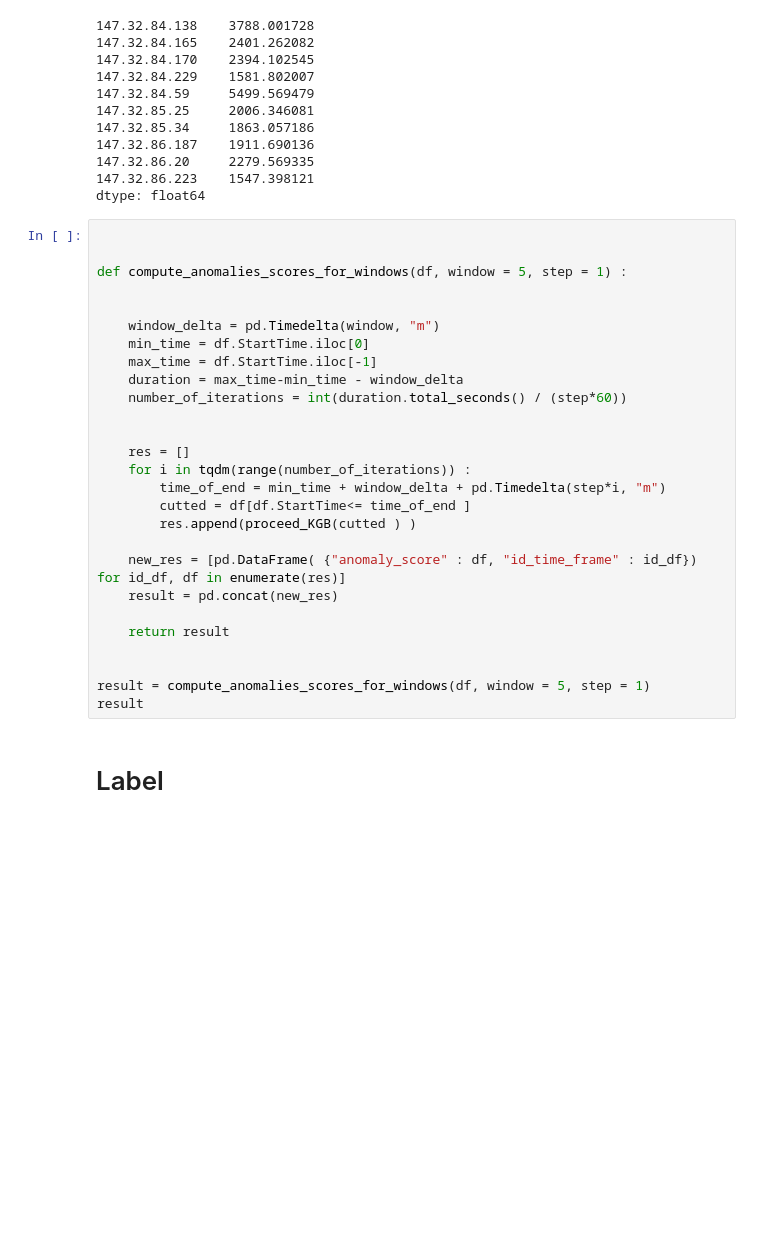
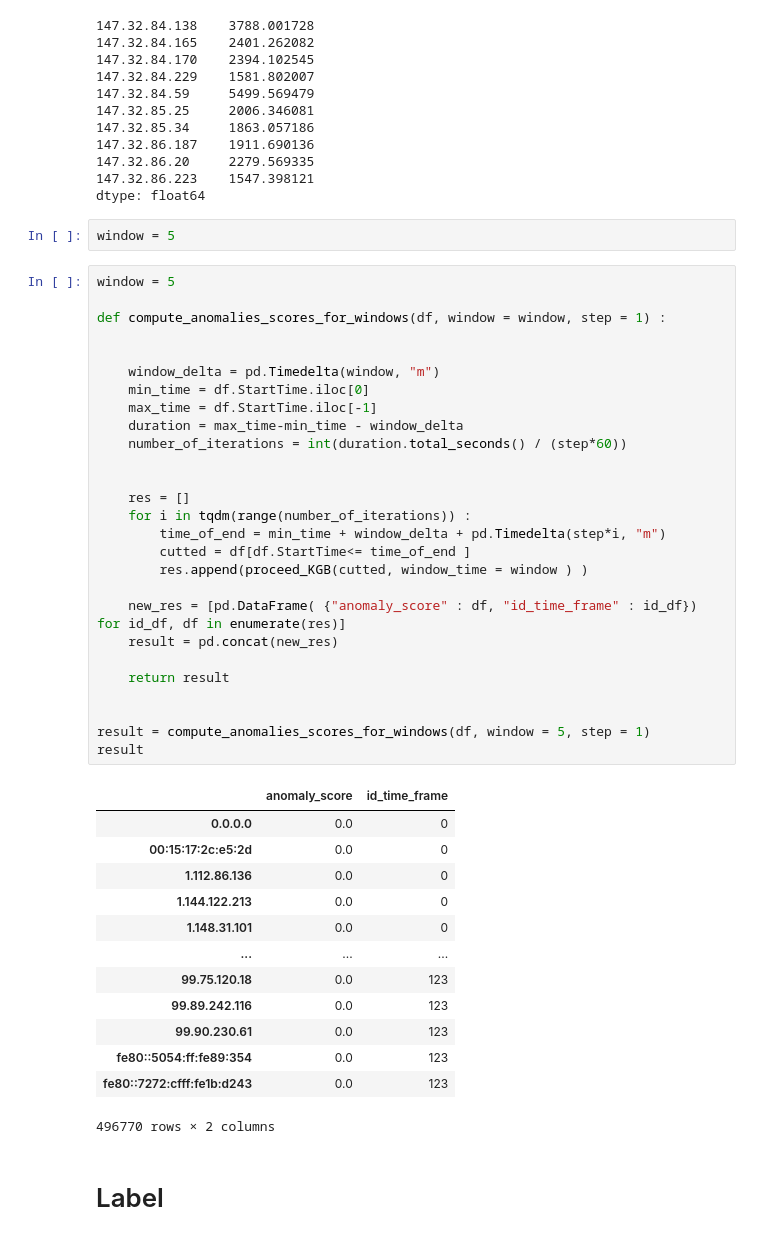
Before and after one commit to mgendr/CTU_13_Supervision_Des_Systemes, a Jupyter notebook: Find_Anomaly_thresh.ipynb, the cells around one changed output. Cells and saved outputs as stored; diff of their text form; blank space fills up the shorter version.

```diff
--- a/Find_Anomaly_thresh.ipynb
+++ b/Find_Anomaly_thresh.ipynb
@@ -91,33 +91,49 @@ proceed_KGB(cutted,  anomaly_threshold = 1500 )
 147.32.86.20     2279.569335
 147.32.86.223    1547.398121
 dtype: float64
+# %%
+window = 5
 # %%
+window = 5
 
-
-def compute_anomalies_scores_for_windows(df, window = 5, step = 1) :
+def compute_anomalies_scores_for_windows(df, window = window, step = 1) :
 
 
     window_delta = pd.Timedelta(window, "m")
     min_time = df.StartTime.iloc[0]
     max_time = df.StartTime.iloc[-1]
     duration = max_time-min_time - window_delta
     number_of_iterations = int(duration.total_seconds() / (step*60))
 
 
     res = []
     for i in tqdm(range(number_of_iterations)) :
         time_of_end = min_time + window_delta + pd.Timedelta(step*i, "m")
         cutted = df[df.StartTime<= time_of_end ]
-        res.append(proceed_KGB(cutted ) )
+        res.append(proceed_KGB(cutted, window_time = window ) )
 
     new_res = [pd.DataFrame( {"anomaly_score" : df, "id_time_frame" : id_df}) for id_df, df in enumerate(res)]
     result = pd.concat(new_res)
 
     return result
 
 
 result = compute_anomalies_scores_for_windows(df, window = 5, step = 1)
 result
+# %% [output]
+|  | anomaly_score | id_time_frame |
+| 0.0.0.0 | 0.0 | 0 |
+| 00:15:17:2c:e5:2d | 0.0 | 0 |
+| 1.112.86.136 | 0.0 | 0 |
+| 1.144.122.213 | 0.0 | 0 |
+| 1.148.31.101 | 0.0 | 0 |
+| ... | ... | ... |
+| 99.75.120.18 | 0.0 | 123 |
+| 99.89.242.116 | 0.0 | 123 |
+| 99.90.230.61 | 0.0 | 123 |
+| fe80::5054:ff:fe89:354 | 0.0 | 123 |
+| fe80::7272:cfff:fe1b:d243 | 0.0 | 123 |
+496770 rows × 2 columns
 # %% [markdown]
 # Label
 # %%
```
Also changed, not shown: parts of 21 cells of this notebook.
